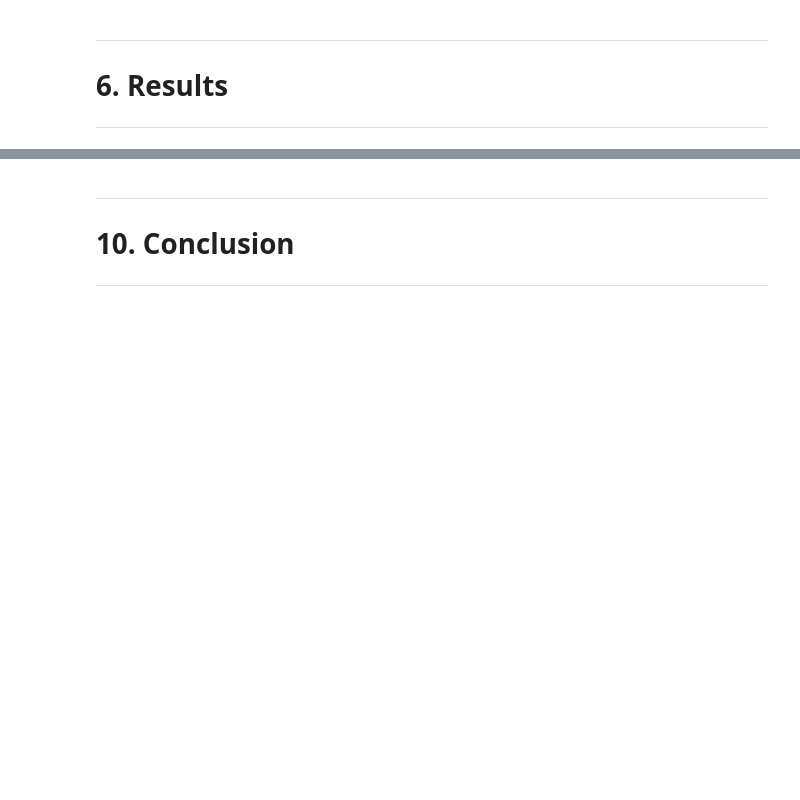
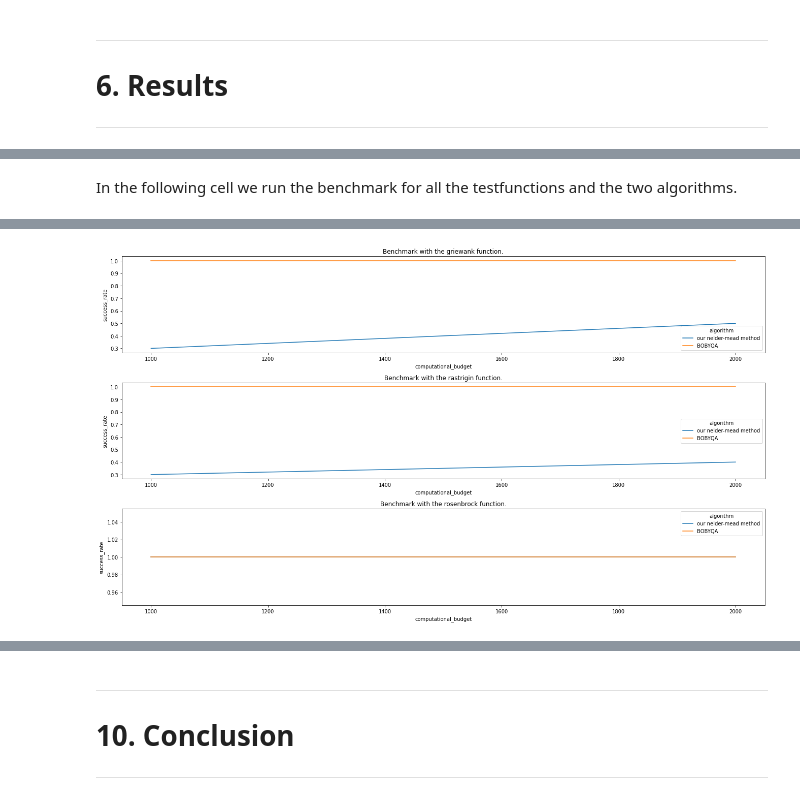
Before and after one commit to OpenSourceEconomics/ose-scientific-computing-course-wirecard, a Jupyter notebook: auxiliary/eppe_abgabe.ipynb, the cells around one changed output, grey strips where cells are left out. Drawn from its saved outputs; the diff is of its cells as text; code cells hidden in the pictures; blank space fills up the shorter version.

```diff
--- a/auxiliary/eppe_abgabe.ipynb
+++ b/auxiliary/eppe_abgabe.ipynb
@@ -351,0 +300,71 @@ The algorithms are:  ['our smart nelder-mead-method' 'BOBYQA from NLOPT']
+# %% [markdown]
+In the following cell we run the benchmark for all the testfunctions and the two algorithms.
+# %%
+import numpy as np
+import pandas as pd
+import seaborn as sns
+import matplotlib.pyplot as plt
+
+from auxiliary.callable_algorithms import(
+    global_nelder_mead_method,
+    global_optimization_BOBYQA
+)
+from auxiliary.functions import(
+    griewank,
+    rastrigin,
+    rosenbrock,
+    levi_no_13
+)
+from auxiliary.benchmark_routine import(
+    run_smart_benchmark
+)
+
+
+# Set al variables relevant for the benchmark
+computational_budgets = [1000,2000]
+number_of_candidates = 5
+sample_size = 100
+number_of_optimizations = 10
+dimension = 2
+domain_center = [0,0]
+domain_radius = 100
+names_of_functions = ["griewank","rastrigin", "rosenbrock"]
+
+# run benchmarks with the griewank function
+df_nelder_mead_griewank = run_smart_benchmark(global_nelder_mead_method,griewank,[0,0],computational_budgets,domain_center,domain_radius,dimension,number_of_optimizations,algorithm_name = "our nelder-mead method",test_function_name="griewank")
+df_BOBYQA_griewank = run_smart_benchmark(global_optimization_BOBYQA,griewank,[0,0],computational_budgets,domain_center,domain_radius,dimension,number_of_optimizations,algorithm_name = "BOBYQA",test_function_name="griewank")
+df_griewank = pd.concat([df_nelder_mead_griewank,df_BOBYQA_griewank])
+
+print("\n First set done \n")
+
+
+# run benchmarks with the rastrigin function
+df_nelder_mead_rastrigin = run_smart_benchmark(global_nelder_mead_method,rastrigin,[0,0],computational_budgets,domain_center,domain_radius,dimension,number_of_optimizations,algorithm_name = "our nelder-mead method",test_function_name="rastrigin")
+df_BOBYQA_rastrigin = run_smart_benchmark(global_optimization_BOBYQA,rastrigin,[0,0],computational_budgets,domain_center,domain_radius,dimension,number_of_optimizations,algorithm_name = "BOBYQA",test_function_name="rastrigin")
+df_rastrigin = pd.concat([df_nelder_mead_rastrigin,df_BOBYQA_rastrigin])
+
+print("\n Second set done \n")
+
+
+# run benchmarks with the rosenbrock function
+df_nelder_mead_rosenbrock = run_smart_benchmark(global_nelder_mead_method,rosenbrock,[1,1],computational_budgets,domain_center,domain_radius,dimension,number_of_optimizations,algorithm_name = "our nelder-mead method",test_function_name="rosenbrock")
+df_BOBYQA_rosenbrock = run_smart_benchmark(global_optimization_BOBYQA,rosenbrock,[1,1],computational_budgets,domain_center,domain_radius,dimension,number_of_optimizations,algorithm_name = "BOBYQA",test_function_name="rosenbrock")
+df_rosenbrock = pd.concat([df_nelder_mead_rosenbrock,df_BOBYQA_rosenbrock])
+
+print("\n Third set done \n")
+
+# concatinate data
+df = pd.concat([df_griewank,df_rastrigin,df_rosenbrock])
+
+
+# plot data
+fig, axes = plt.subplots(ncols=1, nrows=3)
+fig.set_size_inches(18.5, 10.5, forward=True)
+
+
+for function, ax in zip(names_of_functions, axes.flat):
+    sns.lineplot(ax = ax, x="computational_budget", y="success_rate", hue="algorithm", data=df.loc[df['test_function']==function])
+    ax.set_title("Benchmark with the " + function + " function.")
+plt.tight_layout()
+plt.show()
+# %% [output]
@@ -352 +385,2 @@ The algorithms are:  ['our smart nelder-mead-method' 'BOBYQA from NLOPT']
+[figure, added]
 # %% [markdown]
```
Also changed, not shown: parts of 16 cells of this notebook, 1 other file.
